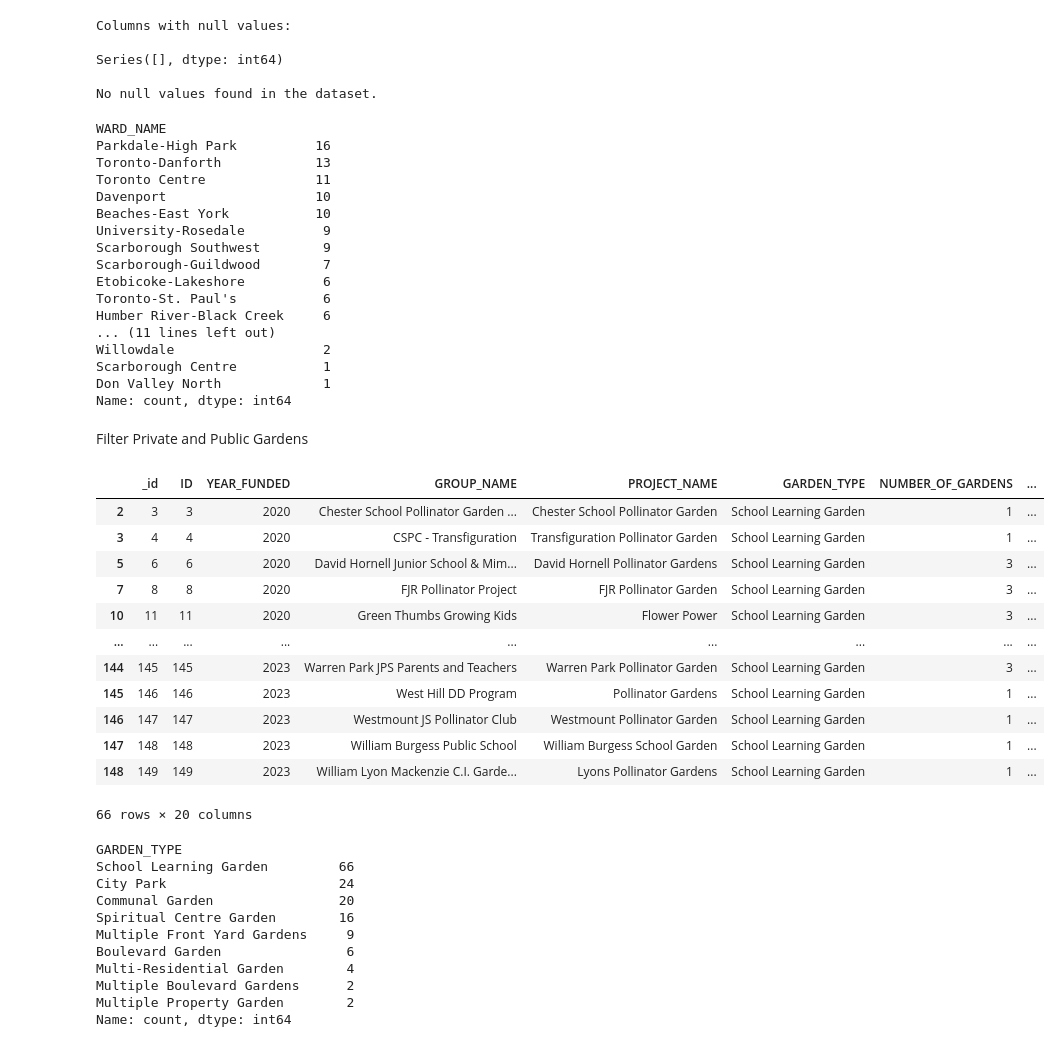
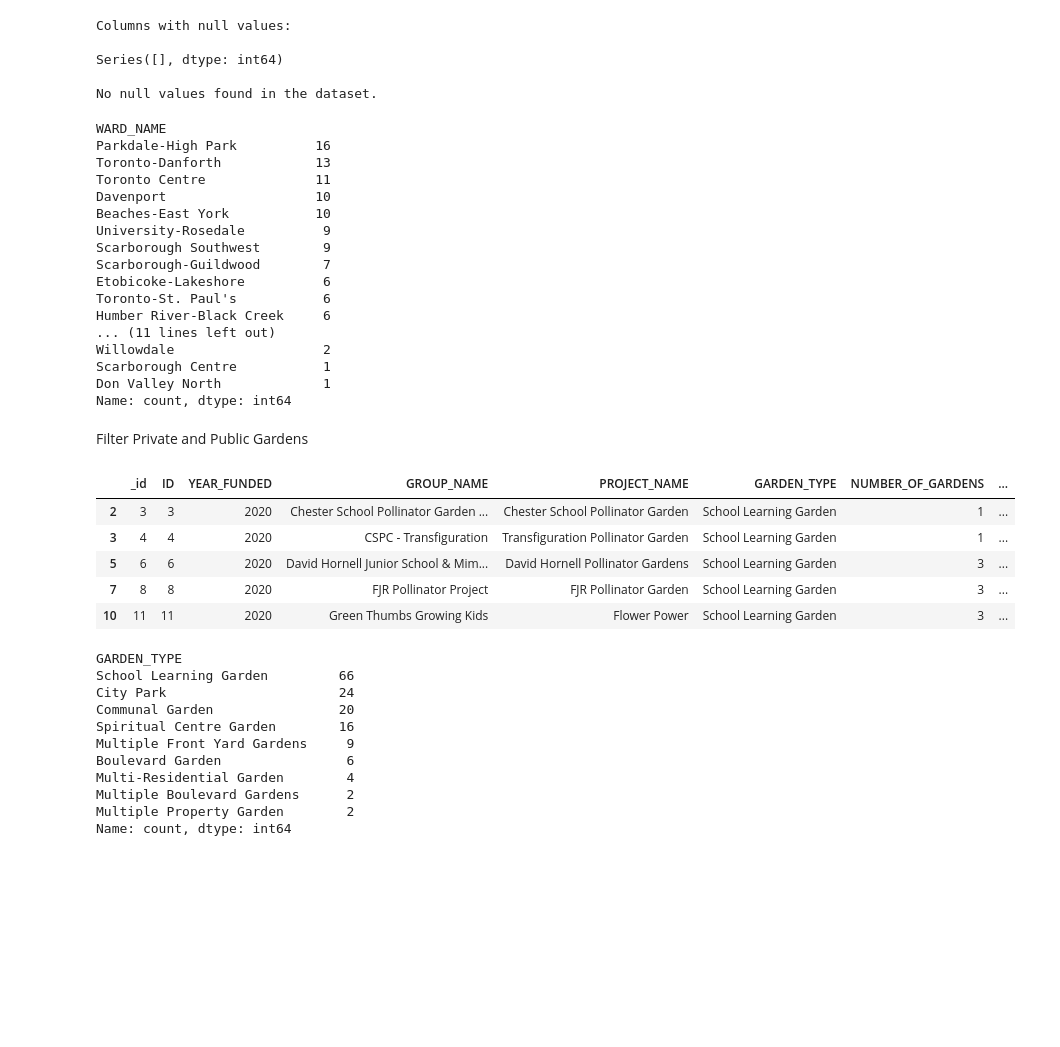
Before and after one commit to minibaconbaby/Data-Hustlers, a Jupyter notebook: PollinateTO.ipynb, the cells around one changed output. Saved outputs shown, nothing was run; the diff lists cells and outputs as text; code cells hidden in the pictures; blank space fills up the shorter version.

Commit message:
PollinateTO Notebook Update

```diff
--- a/PollinateTO.ipynb
+++ b/PollinateTO.ipynb
@@ -49,49 +56,43 @@ Columns with null values:
 Series([], dtype: int64)
 
 No null values found in the dataset.
-# %%
-pollinateto_data['WARD_NAME'].value_counts()
-# %% [output]
-WARD_NAME
-Parkdale-High Park          16
-Toronto-Danforth            13
-Toronto Centre              11
-Davenport                   10
-Beaches-East York           10
-University-Rosedale          9
-Scarborough Southwest        9
-Scarborough-Guildwood        7
-Etobicoke-Lakeshore          6
-Toronto-St. Paul's           6
-Humber River-Black Creek     6
-... (11 lines left out)
-Willowdale                   2
-Scarborough Centre           1
-Don Valley North             1
-Name: count, dtype: int64
+# %%
+# Checking number of garden per neighborhood
+pollinateto_data['WARD_NAME'].value_counts()
+# %% [output]
+WARD_NAME
+Parkdale-High Park          16
+Toronto-Danforth            13
+Toronto Centre              11
+Davenport                   10
+Beaches-East York           10
+University-Rosedale          9
+Scarborough Southwest        9
+Scarborough-Guildwood        7
+Etobicoke-Lakeshore          6
+Toronto-St. Paul's           6
+Humber River-Black Creek     6
+... (11 lines left out)
+Willowdale                   2
+Scarborough Centre           1
+Don Valley North             1
+Name: count, dtype: int64
 # %% [markdown]
 Filter Private and Public Gardens
 # %%
 private_gardens = pollinateto_data[pollinateto_data['PRIMARY_LOCATION_NAME'].str.contains('Private', case=False, na=False)]
 
 school_gardens = pollinateto_data[pollinateto_data['GARDEN_TYPE'].str.contains('School', case=False, na=False)]
 
 # The rest go to 'public_gardens'
 public_gardens = pollinateto_data[~pollinateto_data['PRIMARY_LOCATION_NAME'].str.contains('Private', case=False, na=False)]
 
-school_gardens
+school_gardens.head()
 # %% [output]
 |  | _id | ID | YEAR_FUNDED | GROUP_NAME | PROJECT_NAME | GARDEN_TYPE | NUMBER_OF_GARDENS | ... |
 | 2 | 3 | 3 | 2020 | Chester School Pollinator Garden ... | Chester School Pollinator Garden | School Learning Garden | 1 | ... |
 | 3 | 4 | 4 | 2020 | CSPC - Transfiguration | Transfiguration Pollinator Garden | School Learning Garden | 1 | ... |
 | 5 | 6 | 6 | 2020 | David Hornell Junior School & Mim... | David Hornell Pollinator Gardens | School Learning Garden | 3 | ... |
 | 7 | 8 | 8 | 2020 | FJR Pollinator Project | FJR Pollinator Garden | School Learning Garden | 3 | ... |
 | 10 | 11 | 11 | 2020 | Green Thumbs Growing Kids | Flower Power | School Learning Garden | 3 | ... |
-| ... | ... | ... | ... | ... | ... | ... | ... | ... |
-| 144 | 145 | 145 | 2023 | Warren Park JPS Parents and Teachers | Warren Park Pollinator Garden | School Learning Garden | 3 | ... |
-| 145 | 146 | 146 | 2023 | West Hill DD Program | Pollinator Gardens | School Learning Garden | 1 | ... |
-| 146 | 147 | 147 | 2023 | Westmount JS Pollinator Club | Westmount Pollinator Garden | School Learning Garden | 1 | ... |
-| 147 | 148 | 148 | 2023 | William Burgess Public School | William Burgess School Garden | School Learning Garden | 1 | ... |
-| 148 | 149 | 149 | 2023 | William Lyon Mackenzie C.I. Garde... | Lyons Pollinator Gardens | School Learning Garden | 1 | ... |
-66 rows × 20 columns
 # %%
```
Also changed, not shown: parts of 19 cells of this notebook.
